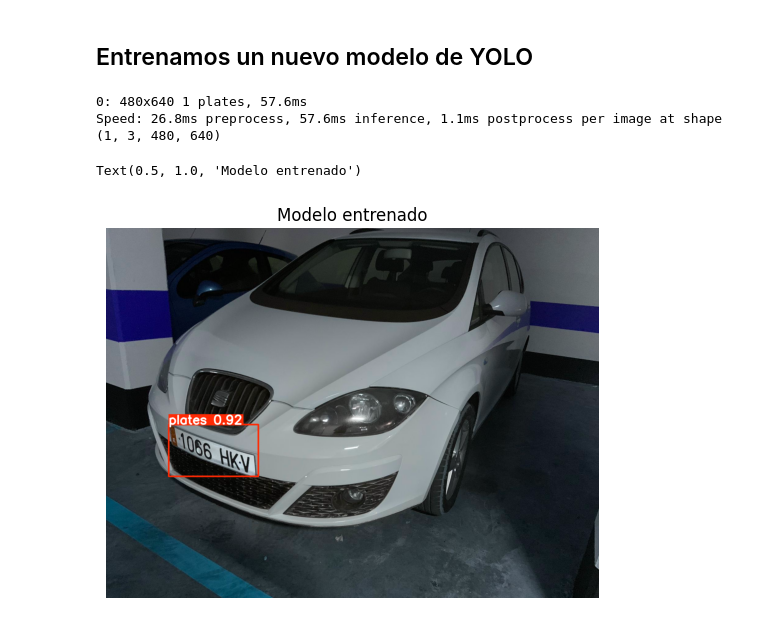
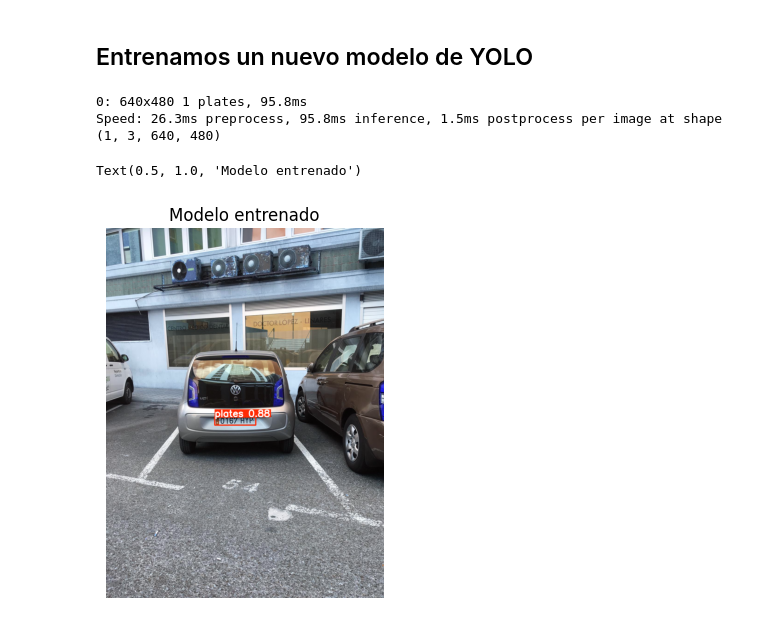
Before and after one commit to AllenHyun/VC_P4_LRM_MCV, a Jupyter notebook: tareas.ipynb, the cells around one changed output. Cells and saved outputs as stored; diff of their text form; code cells hidden in the pictures.

```diff
--- a/tareas.ipynb
+++ b/tareas.ipynb
@@ -34,16 +34,18 @@ cv2.destroyAllWindows()
 # %%
 model = YOLO('best.pt')
 
-img = cv2.imread("./content_p4/matricula1.jpg")
+img = cv2.imread("./content_p4/matricula2.jpg")
 
-results = model(img, show=False)
+img_rgb = cv2.cvtColor(img, cv2.COLOR_BGR2RGB)
+
+results = model(img_rgb, show=False)
 annotated_img = results[0].plot()
 
 plt.imshow(annotated_img)
 plt.axis("off")
 plt.title("Modelo entrenado")
 # %% [output]
-0: 480x640 1 plates, 57.6ms
-Speed: 26.8ms preprocess, 57.6ms inference, 1.1ms postprocess per image at shape (1, 3, 480, 640)
+0: 640x480 1 plates, 95.8ms
+Speed: 26.3ms preprocess, 95.8ms inference, 1.5ms postprocess per image at shape (1, 3, 640, 480)
 Text(0.5, 1.0, 'Modelo entrenado')
-[figure, old version]
+[figure, new version]
```
